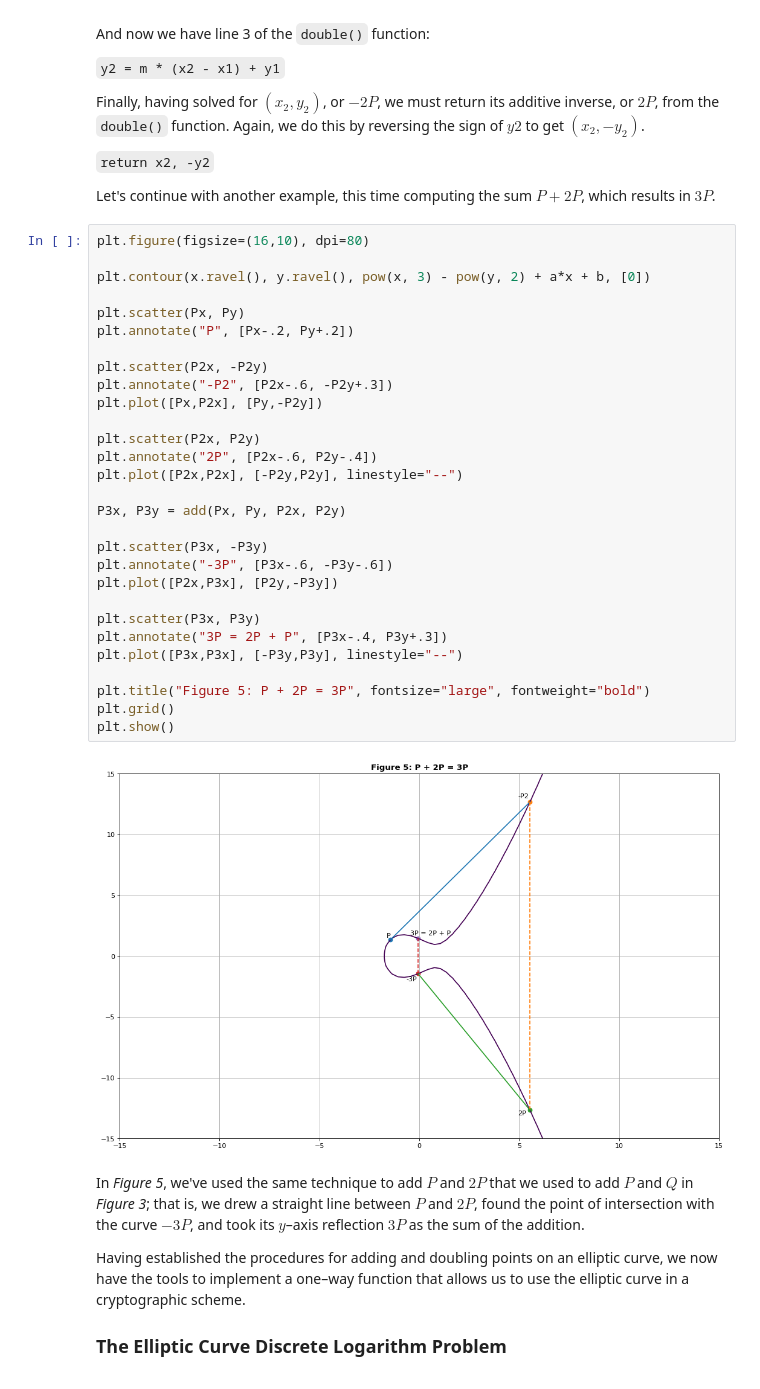
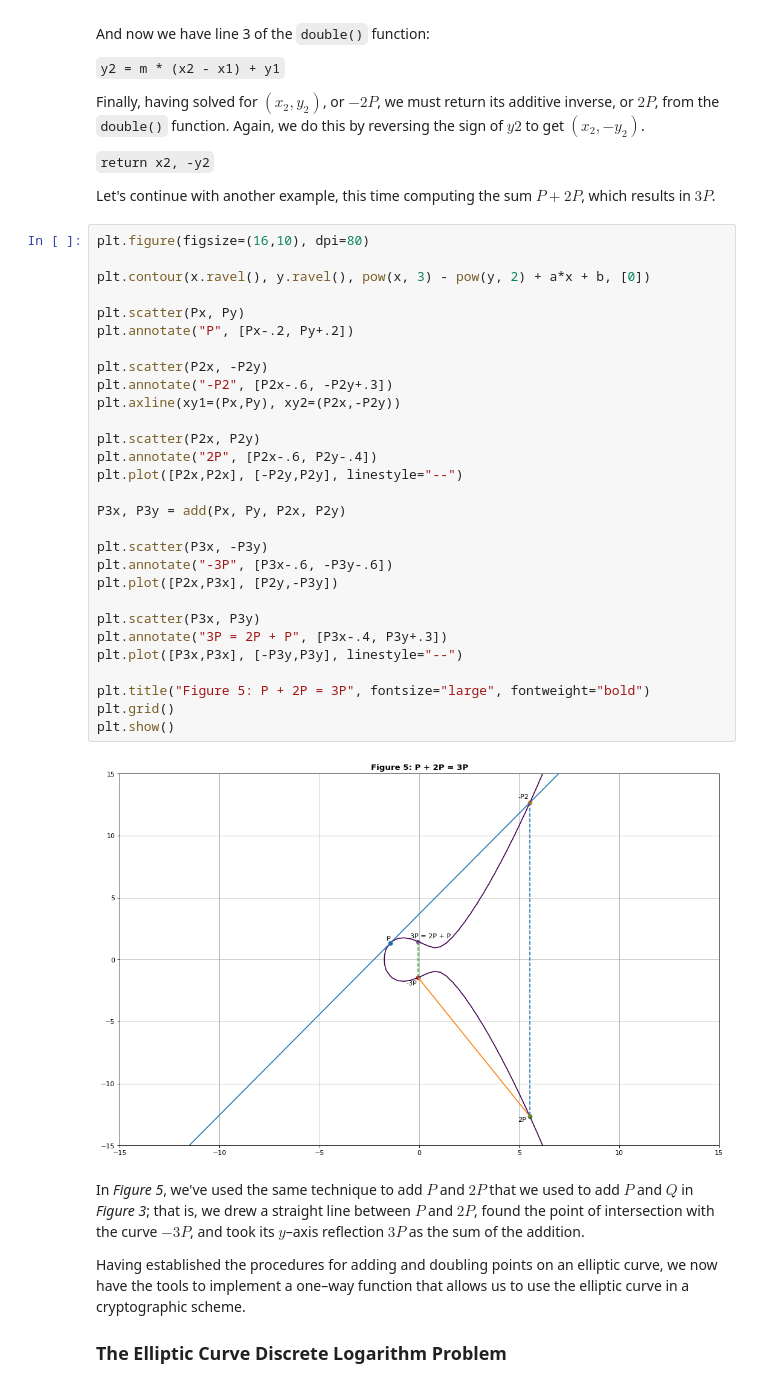
Before and after one commit to dchampion/crypto, a Jupyter notebook: doc/EllipticCurves.ipynb, the cells around one changed output. Drawn from its saved outputs; the diff is of its cells as text.

Commit message:
Use axline to clarify we are drawing a tangent line

```diff
--- a/doc/EllipticCurves.ipynb
+++ b/doc/EllipticCurves.ipynb
@@ -242,34 +242,34 @@ Let's continue with another example, this time computing the sum $P + 2P$, which
 # %%
 plt.figure(figsize=(16,10), dpi=80)
 
 plt.contour(x.ravel(), y.ravel(), pow(x, 3) - pow(y, 2) + a*x + b, [0])
 
 plt.scatter(Px, Py)
 plt.annotate("P", [Px-.2, Py+.2])
 
 plt.scatter(P2x, -P2y)
 plt.annotate("-P2", [P2x-.6, -P2y+.3])
-plt.plot([Px,P2x], [Py,-P2y])
+plt.axline(xy1=(Px,Py), xy2=(P2x,-P2y))
 
 plt.scatter(P2x, P2y)
 plt.annotate("2P", [P2x-.6, P2y-.4])
 plt.plot([P2x,P2x], [-P2y,P2y], linestyle="--")
 
 P3x, P3y = add(Px, Py, P2x, P2y)
 
 plt.scatter(P3x, -P3y)
 plt.annotate("-3P", [P3x-.6, -P3y-.6])
 plt.plot([P2x,P3x], [P2y,-P3y])
 
 plt.scatter(P3x, P3y)
 plt.annotate("3P = 2P + P", [P3x-.4, P3y+.3])
 plt.plot([P3x,P3x], [-P3y,P3y], linestyle="--")
 
 plt.title("Figure 5: P + 2P = 3P", fontsize="large", fontweight="bold")
 plt.grid()
 plt.show()
 # %% [output]
-[figure, old version]
+[figure, new version]
 # %% [markdown]
 In _Figure 5_, we've used the same technique to add $P$ and $2P$ that we used to add $P$ and $Q$ in _Figure 3_; that is, we drew a straight line between $P$ and $2P$, found the point of intersection with the curve $-3P$, and took its $y$&ndash;axis reflection $3P$ as the sum of the addition.
 
```
Also changed, not shown: parts of 5 cells of this notebook.
